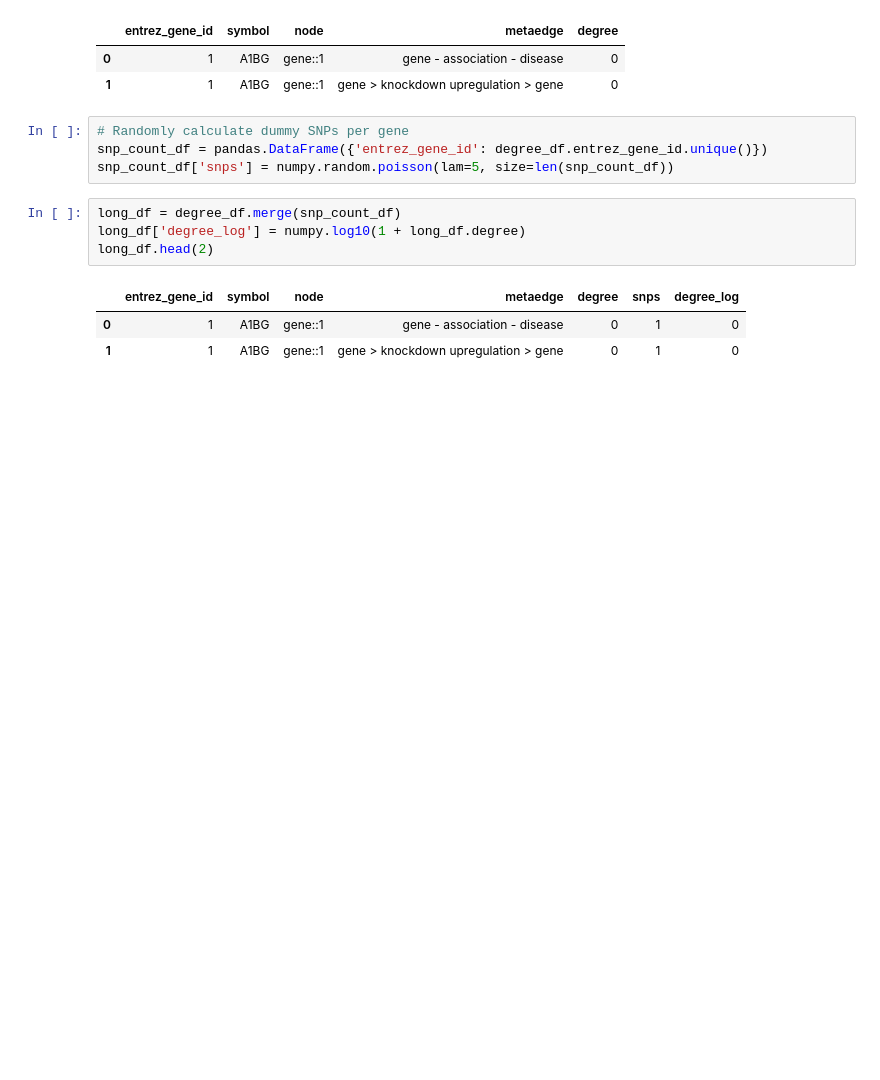
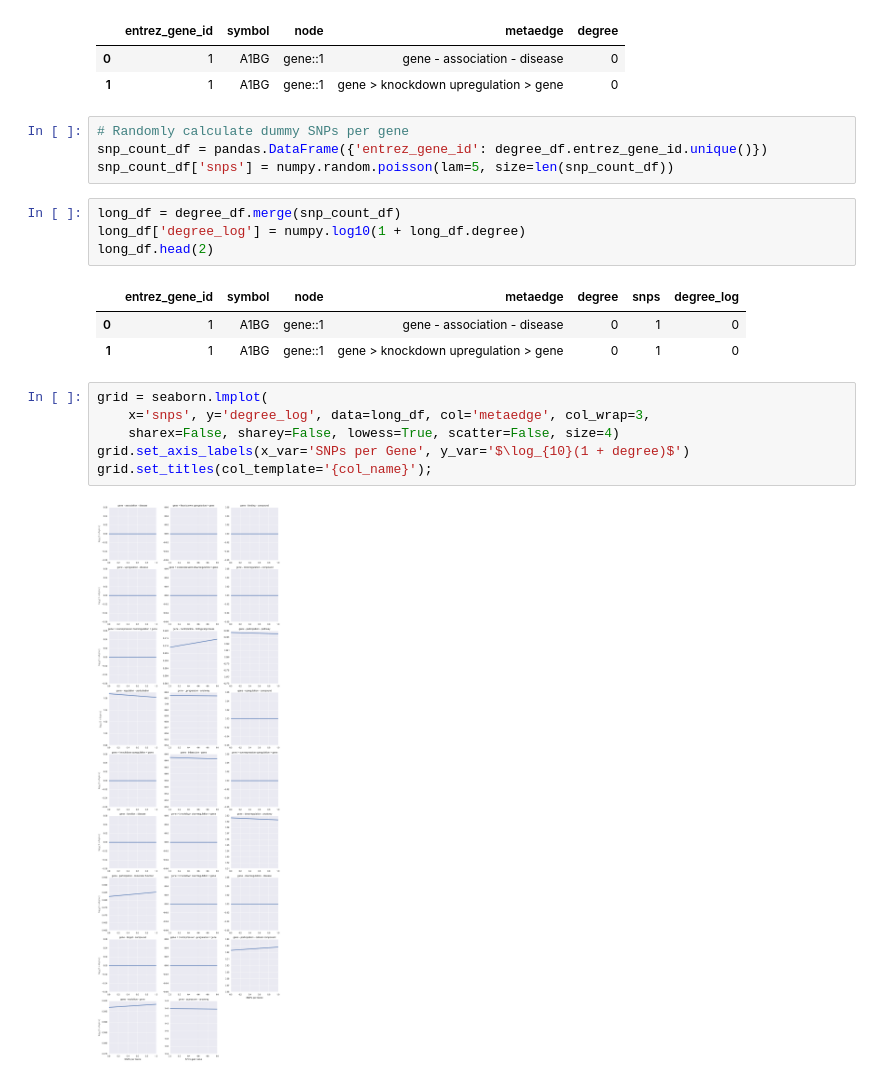
Before and after one commit to dhimmel/snplentiful, a Jupyter notebook: snplentiful.ipynb, the cells around one changed output. Saved outputs shown, nothing was run; the diff lists cells and outputs as text; blank space fills up the shorter version.

```diff
--- a/snplentiful.ipynb
+++ b/snplentiful.ipynb
@@ -27,6 +27,14 @@ long_df.head(2)
 |  | entrez_gene_id | symbol | node | metaedge | degree | snps | degree_log |
 | 0 | 1 | A1BG | gene::1 | gene - association - disease | 0 | 1 | 0 |
 | 1 | 1 | A1BG | gene::1 | gene > knockdown upregulation > gene | 0 | 1 | 0 |
+# %%
+grid = seaborn.lmplot(
+    x='snps', y='degree_log', data=long_df, col='metaedge', col_wrap=3,
+    sharex=False, sharey=False, lowess=True, scatter=False, size=4)
+grid.set_axis_labels(x_var='SNPs per Gene', y_var='$\log_{10}(1 + degree)$')
+grid.set_titles(col_template='{col_name}');
+# %% [output]
+[figure, added]
 # %%
 # Plot degree versus number of SNPs per gene
 grid = seaborn.FacetGrid(long_df, col='metaedge', col_wrap=3, sharex=False, sharey=False, size=4)
```
Also changed, not shown: parts of 1 cell of this notebook, 1 other file.
